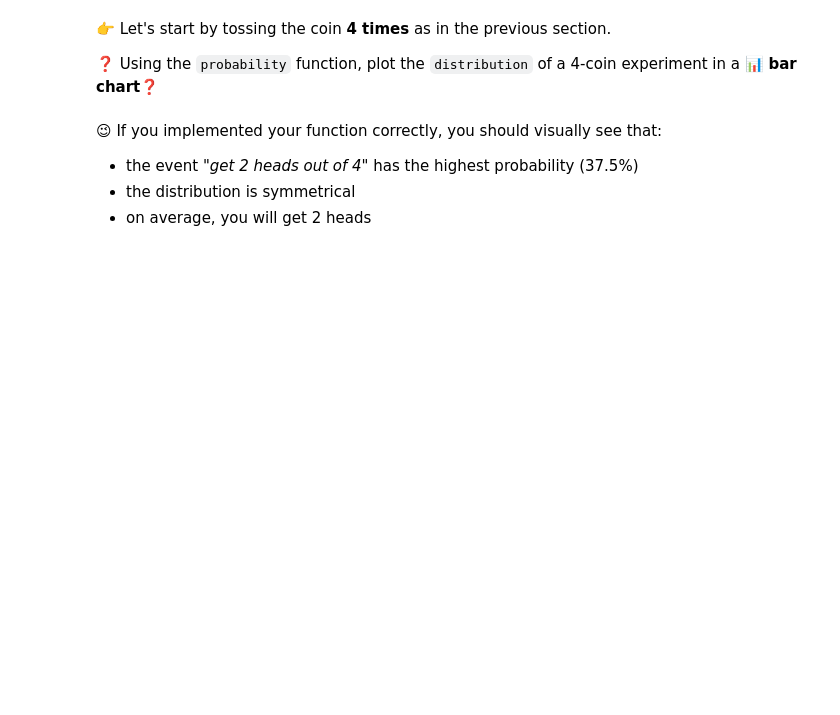
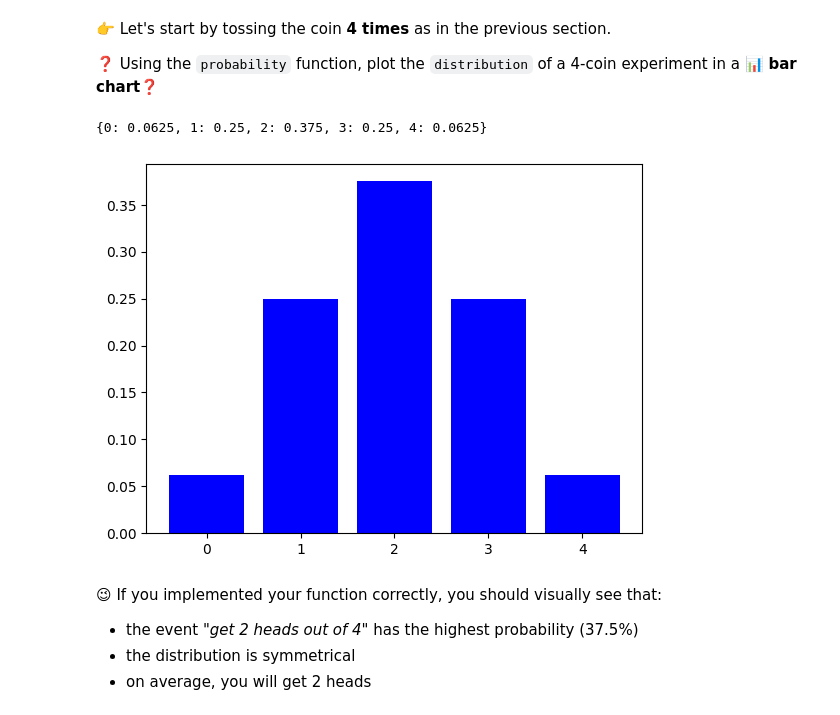
Before and after one commit to bitazaratustra/lewagon_data, a Jupyter notebook: data-random-variables/random_variables.ipynb, the cells around one changed output. Drawn from its saved outputs; the diff is of its cells as text; code cells hidden in the pictures; blank space fills up the shorter version.

```diff
--- a/data-random-variables/random_variables.ipynb
+++ b/data-random-variables/random_variables.ipynb
@@ -265,3 +263,18 @@ $$ \large \mathbb{P} (X = k ) = \frac{\binom{n}{k}}{2^n} $$
+# %%
+# YOUR CODE HERE
+n_toss = 4
+distribution = probability(n_toss)
+print(distribution)
+
+
+# Showing the distribution of this 4-coin experiment in a bar plot
+
+possible_number_of_heads = distribution.keys()
+respective_probabilities = distribution.values()
+plt.bar(possible_number_of_heads, respective_probabilities, color = 'blue');
+# %% [output]
+{0: 0.0625, 1: 0.25, 2: 0.375, 3: 0.25, 4: 0.0625}
+[figure, added]
 # %% [markdown]
 😉 If you implemented your function correctly, you should visually see that:
 - the event _"get 2 heads out of 4"_ has the highest probability (37.5%)
```
Also changed, not shown: parts of 5 cells of this notebook.
